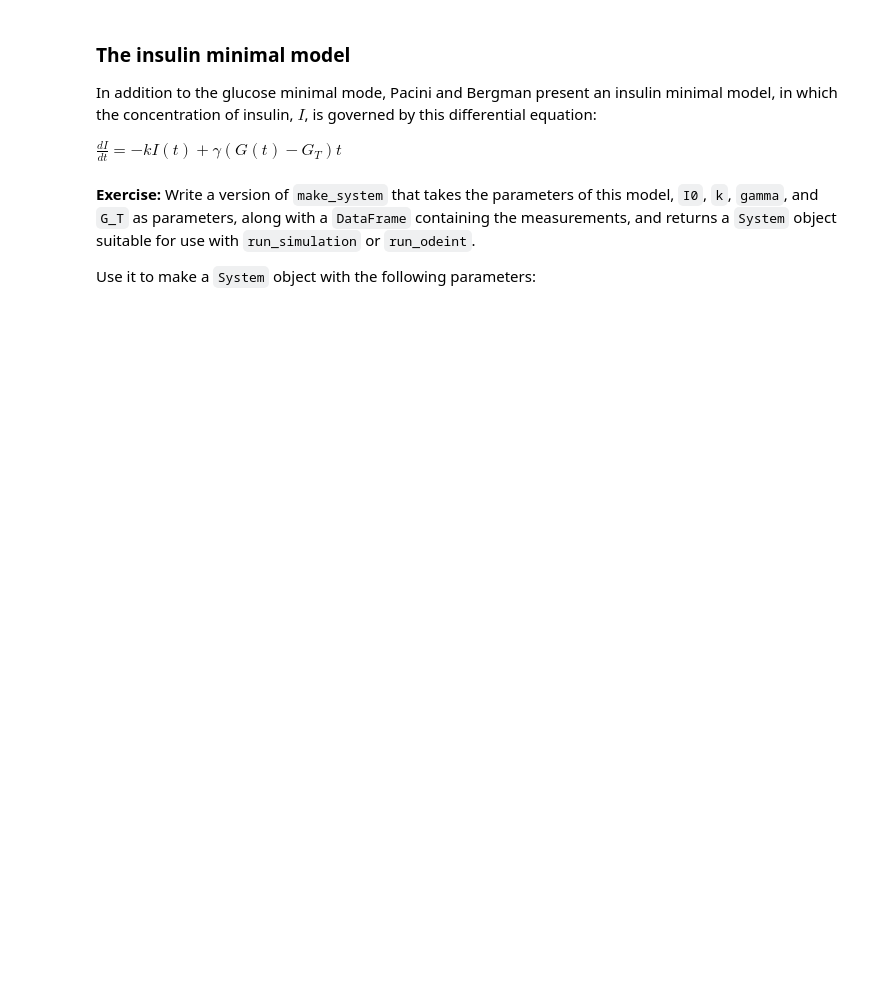
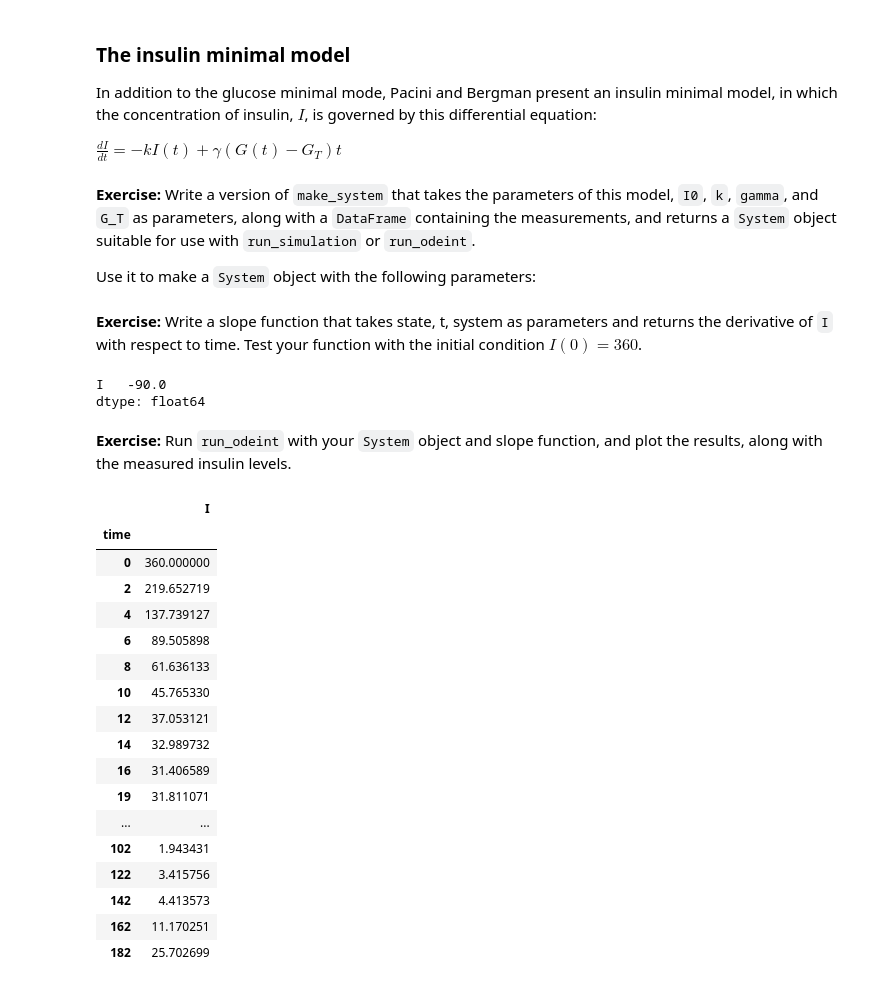
Before and after one commit to EamonCOBrien/ModSimPy, a Jupyter notebook: code/chap08Mine.ipynb, the cells around one changed output. Saved outputs shown, nothing was run; the diff lists cells and outputs as text; code cells hidden in the pictures; blank space fills up the shorter version.

```diff
--- a/code/chap08Mine.ipynb
+++ b/code/chap08Mine.ipynb
@@ -398,3 +543,5 @@ I0 = 360
 k = 0.25
 gamma = 0.004
 G_T = 80
+
+parameters = [I0, k, gamma, G_T]
@@ -400,0 +569,2 @@ G_T = 80
+# %% [markdown]
+**Exercise:** Write a slope function that takes state, t, system as parameters and returns the derivative of `I` with respect to time.  Test your function with the initial condition $I(0)=360$.
@@ -400,0 +580,30 @@ G_T = 80
+# %%
+init = State(I=I0)
+slope_func2(init, 0, system)
+# %% [output]
+I   -90.0
+dtype: float64
+# %% [markdown]
+**Exercise:** Run `run_odeint` with your `System` object and slope function, and plot the results, along with the measured insulin levels.
+# %%
+run_odeint(system, slope_func2)
+system.results
+# %% [output]
+|  | I |
+| time |  |
+| 0 | 360.000000 |
+| 2 | 219.652719 |
+| 4 | 137.739127 |
+| 6 | 89.505898 |
+| 8 | 61.636133 |
+| 10 | 45.765330 |
+| 12 | 37.053121 |
+| 14 | 32.989732 |
+| 16 | 31.406589 |
+| 19 | 31.811071 |
+| ... | ... |
+| 102 | 1.943431 |
+| 122 | 3.415756 |
+| 142 | 4.413573 |
+| 162 | 11.170251 |
+| 182 | 25.702699 |
```
Also changed, not shown: parts of 58 cells of this notebook, 4 other files.
